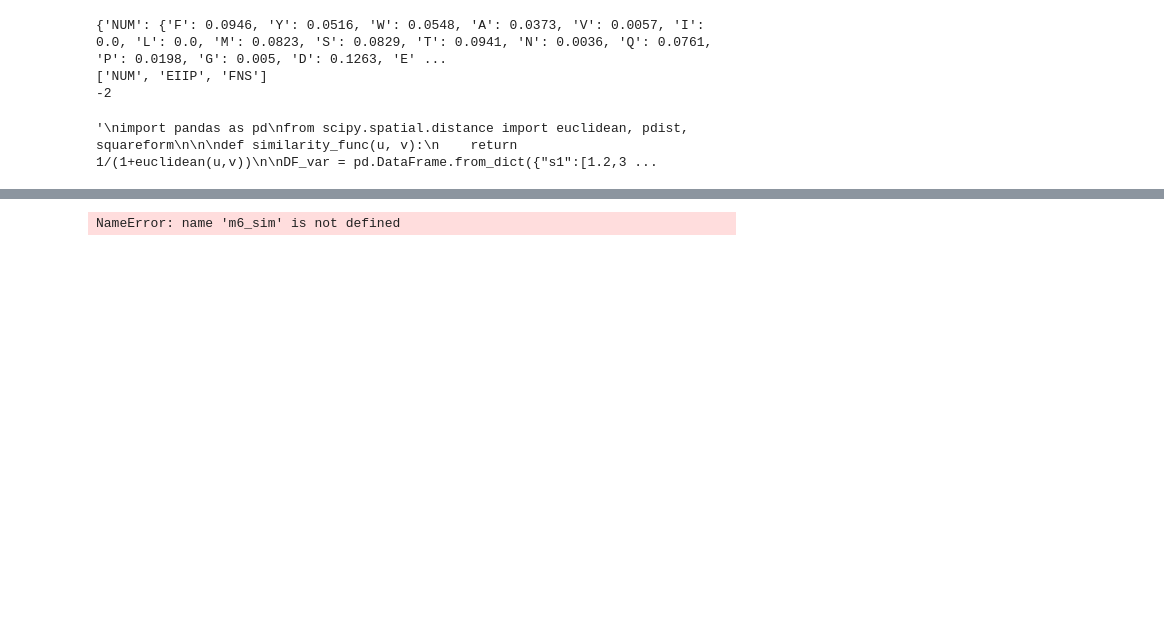
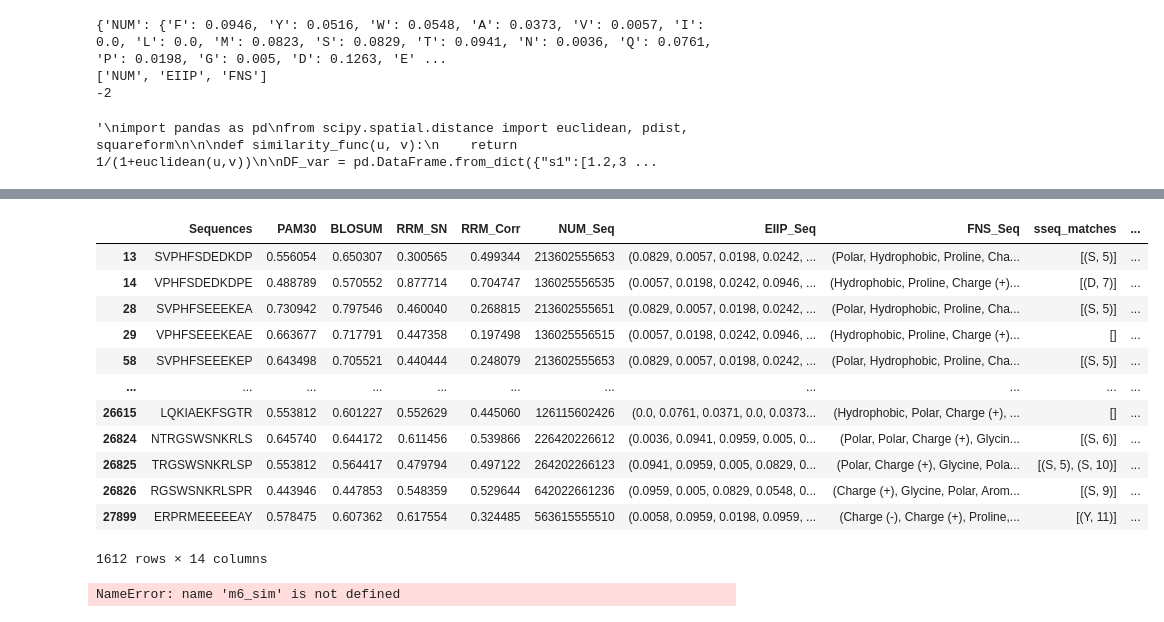
Before and after one commit to clpi/gemsec-neuropep, a Jupyter notebook: final/notebooks/notebook_v6.ipynb, the cells around one changed output, grey strips where cells are left out. Saved outputs shown, nothing was run; the diff lists cells and outputs as text; code cells hidden in the pictures; blank space fills up the shorter version.

Commit message:
added all data files need to add figures now

```diff
--- a/final/notebooks/notebook_v6.ipynb
+++ b/final/notebooks/notebook_v6.ipynb
@@ -407,7 +418,5 @@ NameError: name 'grbp5_sim' is not defined
 # %%
 # Consider using Organized NPS from Savvy's folder?
-import inspect
-
 DATA_PATHS = {
     "BLOSUM":"../src_data/BLOSUM.csv",
     "PAM30":"../src_data/pam30.csv",
@@ -418,18 +427,15 @@ SEQS = [
 ]
 AA_COL = 'Sequences'
 PEP_PATH = '../src_data/Sequence_data.csv'
-data = {
+dat1 = {
     'grbp5_sim' : SequenceSimilarity(SEQS[0][1], SEQS[0][0], DATA_PATHS, PEP_PATH, AA_COL, True, False),
     'm6_sim' : SequenceSimilarity(SEQS[1][1], SEQS[1][0], DATA_PATHS, PEP_PATH, AA_COL, True, False),
-    'grbp5_sim_match' : SequenceSimilarity(SEQS[0][1], SEQS[0][0], DATA_PATHS, PEP_PATH, AA_COL, True, True).sort_values(by=['weighted_matches']),
-    'm6_sim_match' : SequenceSimilarity(SEQS[1][1], SEQS[1][0], DATA_PATHS, PEP_PATH, AA_COL, True, True).sort_values(by=['weighted_matches']),
+    'grbp5_sim_match' : SequenceSimilarity(SEQS[0][1], SEQS[0][0], DATA_PATHS, PEP_PATH, AA_COL, True, True),
+    'm6_sim_match' : SequenceSimilarity(SEQS[1][1], SEQS[1][0], DATA_PATHS, PEP_PATH, AA_COL, True, True),
+}
+dat2 = {
     'both_sep_sim' : data['grbp5_sim'].merge_data(other=data['m6_sim'], sep_cols=True),
     'both_avg_sim' : data['grbp5_sim'].merge_data(other=data['m6_sim'], sep_cols=False),
     'both_sep_sim_match' : data['grbp5_sim_match'].merge_data(other=data['m6_sim_match'], sep_cols=True),
     'both_avg_sim_match' : data['grbp5_sim_match'].merge_data(other=data['m6_sim_match'], sep_cols=False),
 }
-
-# grbp5_sim.pep_data.to_csv('../out/grbp5_data_v2.csv')
-# m6_sim.pep_data.to_csv('../out/m6_data_v2.csv')
-# both_sep_sim.to_csv('../out/grbp5_m6_sep_v2.csv')
-# both_avg_sim.to_csv('../out/grbp5_m6_avg_v2.csv')
@@ -435,0 +475,18 @@ data = {
+# %%
+import seaborn
+import scipy.signal
+
+pd.options.display.max_rows = 999
+pd.set_option('mode.sim_interactive', True)
+pd.set_option('expand_frame_repr', True)
+pd.set_option('large_repr', 'truncate')
+pd.set_option('large_repr', 'info')
+
+for name in dat1.keys():
+    d = dat1[name].pep_data #.plot()
+    print(d.head())
+    #df = d.groupby('NUM_Seq').plot()
+    #ds = d.sort_values(by="weighted_matches").plot()
+    #df.head(10)
+    #dat1[name].pep_data.hist()
+#dat2['both_avg_sim_match'][[*distances.keys()] + ["NUM_Seq"]].groupby("NUM_Seq").mean().plot()
@@ -435,0 +517,16 @@ data = {
+# %%
+dat1['grbp5_sim'].pep_data
+# %% [output]
+|  | Sequences | PAM30 | BLOSUM | RRM_SN | RRM_Corr | NUM_Seq | EIIP_Seq | FNS_Seq | sseq_matches | ... |
+| 13 | SVPHFSDEDKDP | 0.556054 | 0.650307 | 0.300565 | 0.499344 | 213602555653 | (0.0829, 0.0057, 0.0198, 0.0242, ... | (Polar, Hydrophobic, Proline, Cha... | [(S, 5)] | ... |
+| 14 | VPHFSDEDKDPE | 0.488789 | 0.570552 | 0.877714 | 0.704747 | 136025556535 | (0.0057, 0.0198, 0.0242, 0.0946, ... | (Hydrophobic, Proline, Charge (+)... | [(D, 7)] | ... |
+| 28 | SVPHFSEEEKEA | 0.730942 | 0.797546 | 0.460040 | 0.268815 | 213602555651 | (0.0829, 0.0057, 0.0198, 0.0242, ... | (Polar, Hydrophobic, Proline, Cha... | [(S, 5)] | ... |
+| 29 | VPHFSEEEKEAE | 0.663677 | 0.717791 | 0.447358 | 0.197498 | 136025556515 | (0.0057, 0.0198, 0.0242, 0.0946, ... | (Hydrophobic, Proline, Charge (+)... | [] | ... |
+| 58 | SVPHFSEEEKEP | 0.643498 | 0.705521 | 0.440444 | 0.248079 | 213602555653 | (0.0829, 0.0057, 0.0198, 0.0242, ... | (Polar, Hydrophobic, Proline, Cha... | [(S, 5)] | ... |
+| ... | ... | ... | ... | ... | ... | ... | ... | ... | ... | ... |
+| 26615 | LQKIAEKFSGTR | 0.553812 | 0.601227 | 0.552629 | 0.445060 | 126115602426 | (0.0, 0.0761, 0.0371, 0.0, 0.0373... | (Hydrophobic, Polar, Charge (+), ... | [] | ... |
+| 26824 | NTRGSWSNKRLS | 0.645740 | 0.644172 | 0.611456 | 0.539866 | 226420226612 | (0.0036, 0.0941, 0.0959, 0.005, 0... | (Polar, Polar, Charge (+), Glycin... | [(S, 6)] | ... |
+| 26825 | TRGSWSNKRLSP | 0.553812 | 0.564417 | 0.479794 | 0.497122 | 264202266123 | (0.0941, 0.0959, 0.005, 0.0829, 0... | (Polar, Charge (+), Glycine, Pola... | [(S, 5), (S, 10)] | ... |
+| 26826 | RGSWSNKRLSPR | 0.443946 | 0.447853 | 0.548359 | 0.529644 | 642022661236 | (0.0959, 0.005, 0.0829, 0.0548, 0... | (Charge (+), Glycine, Polar, Arom... | [(S, 9)] | ... |
+| 27899 | ERPRMEEEEEAY | 0.578475 | 0.607362 | 0.617554 | 0.324485 | 563615555510 | (0.0058, 0.0959, 0.0198, 0.0959, ... | (Charge (-), Charge (+), Proline,... | [(Y, 11)] | ... |
+1612 rows × 14 columns
```
Also changed, not shown: parts of 9 cells of this notebook, 9 other files.
